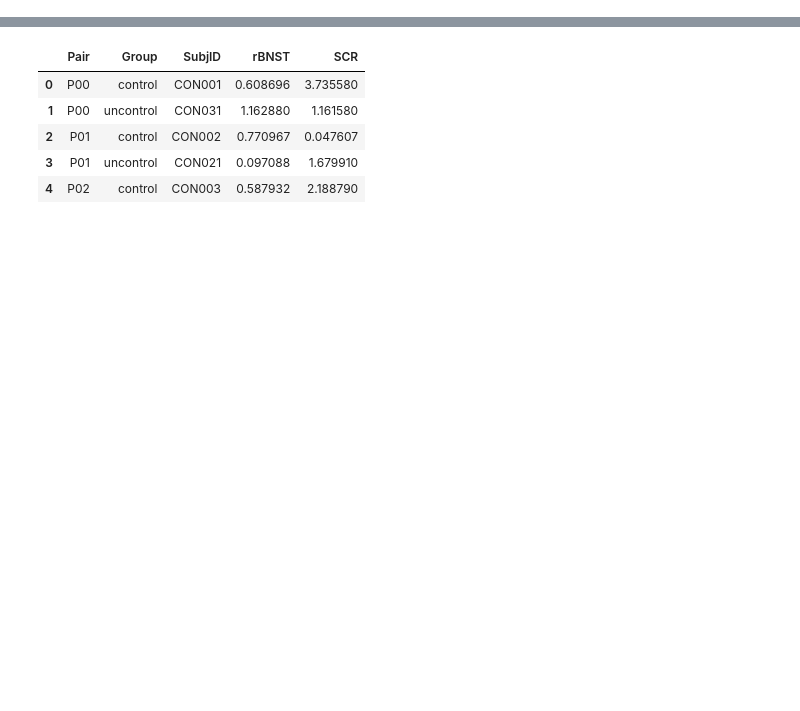
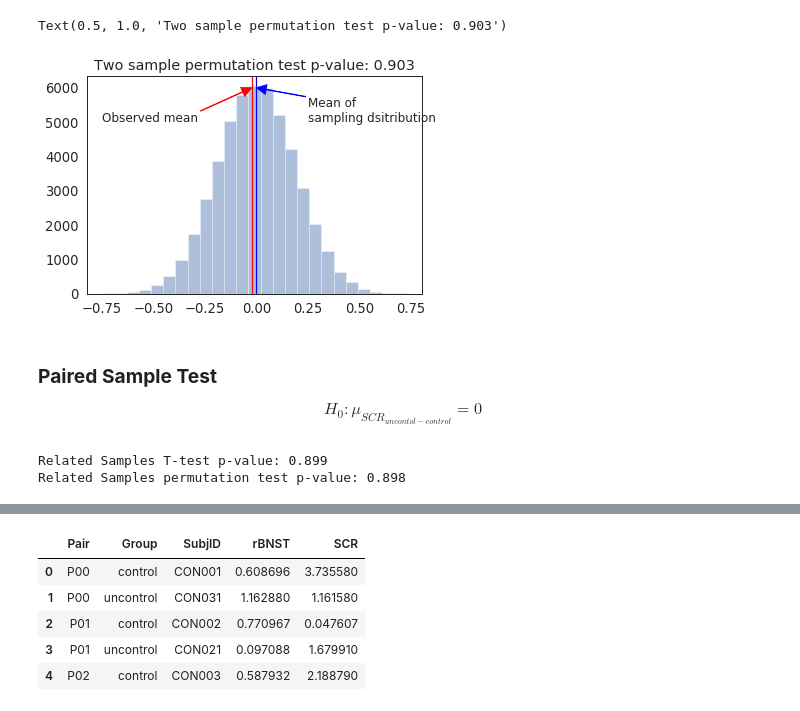
Before and after one commit to chirag90in/eCON_old, a Jupyter notebook: eCON/06b-SCR_analysis.ipynb, the cells around one changed output, grey strips where cells are left out. Saved outputs shown, nothing was run; the diff lists cells and outputs as text; code cells hidden in the pictures; blank space fills up the shorter version.

```diff
--- a/eCON/06b-SCR_analysis.ipynb
+++ b/eCON/06b-SCR_analysis.ipynb
@@ -60,0 +84,11 @@ else:
+# %%
+def ind_samp_perm_test(treatment, control, n_perms):
+    n, k, samp_dist = len(treatment), 0, []
+    real_obs = np.abs(np.mean(treatment) - np.mean(control))
+    zs = np.concatenate([treatment, control])
+    for j in range(n_perms):
+        np.random.shuffle(zs)
+        obs = np.mean(zs[:n]) - np.mean(zs[n:])
+        samp_dist.append(obs)
+        k += real_obs < abs(obs)
+    return (samp_dist,(k+1)/(n_perms+1))
@@ -60,0 +104,23 @@ else:
+# %%
+_=plt.hist(samp_dist,bins=25,alpha=0.45)
+plt.axvline(x=np.mean(uncon_scr) - np.mean(con_scr),c='red',label='Observed mean')
+plt.axvline(x=np.mean(samp_dist),c='blue',label='Mean of \nsampling dsitribution')
+plt.annotate('Observed mean',
+             xy=(np.mean(uncon_scr) - np.mean(con_scr),6000),
+             xytext=(-0.75,5000), arrowprops={'color':'red','width':0.5,
+                                              'headwidth':10,
+                                              'headlength':10},
+             fontsize=12)
+plt.annotate('Mean of \nsampling dsitribution',
+             xy=(np.mean(samp_dist),6000),
+             xytext=(0.25,5000), arrowprops={'color':'blue','width':0.5,
+                                              'headwidth':10,
+                                              'headlength':10},
+             fontsize=12)
+plt.title('Two sample permutation test p-value: %.3f' %(p_val))
+# %% [output]
+Text(0.5, 1.0, 'Two sample permutation test p-value: 0.903')
+[figure, added]
+# %% [markdown]
+### **Paired Sample Test**
+$$H_{0}: \mu_{SCR_{uncontol-control}} = 0$$
@@ -60,0 +138,7 @@ else:
+# %%
+print('Related Samples T-test p-value: %.3f' %(ttest_rel(uncon_scr,con_scr)[1]))
+samp_dist, p_val = rel_samp_perm_test(uncon_scr,con_scr,50000)
+print('Related Samples permutation test p-value: %.3f' %(p_val))
+# %% [output]
+Related Samples T-test p-value: 0.899
+Related Samples permutation test p-value: 0.898
```
Also changed, not shown: parts of 18 cells of this notebook, 1 other file.
